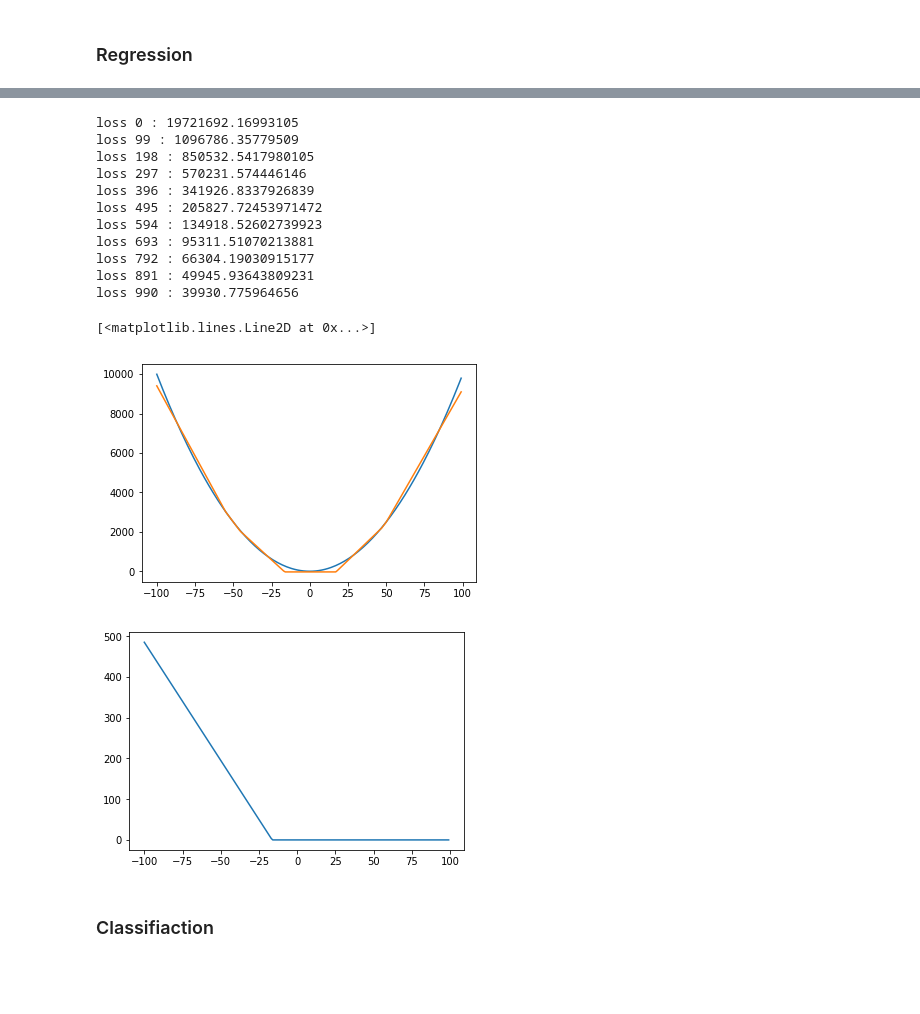
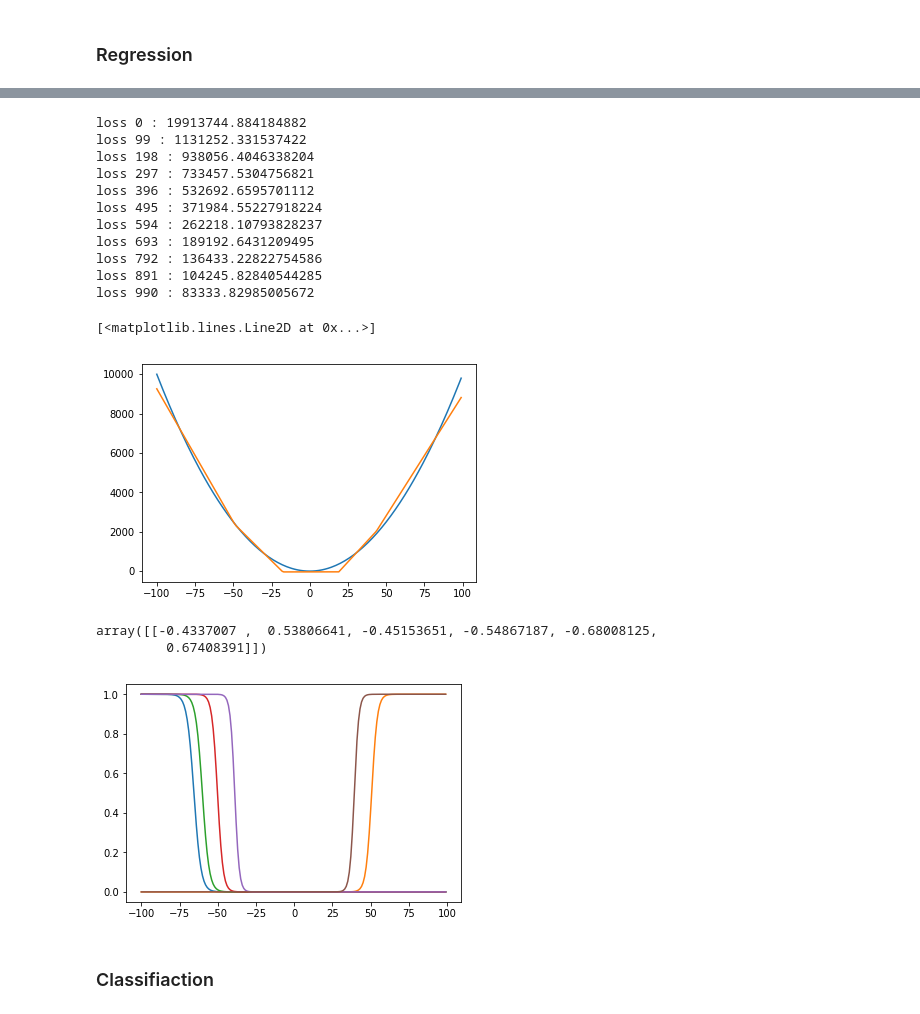
Before and after one commit to exitudio/research-ai, a Jupyter notebook: experiment/neural-network-lib/numpy/Neural Net Numpy.ipynb, the cells around one changed output, grey strips where cells are left out. Cells and saved outputs as stored; diff of their text form; code cells hidden in the pictures; blank space fills up the shorter version.

Commit message:
add initializer & update git ignore

```diff
--- a/experiment/neural-network-lib/numpy/Neural Net Numpy.ipynb
+++ b/experiment/neural-network-lib/numpy/Neural Net Numpy.ipynb
@@ -40,5 +41,5 @@ plt.plot(input, nn.predict(input))
 # %%
-nn = NeuralNetwork(Adam())
+nn = NeuralNetwork(optimizer=Adam(), initializer=GlorotUniform())
 
 input = np.arange(-100,100).reshape(-1, 1)
 output = np.power(input, 2) - 5
@@ -56,28 +57,31 @@ for i in range(1000):
 plt.plot(input, output)
 plt.plot(input, nn.predict(input))
 # %% [output]
-loss 0 : 19721692.16993105
-loss 99 : 1096786.35779509
-loss 198 : 850532.5417980105
-loss 297 : 570231.574446146
-loss 396 : 341926.8337926839
-loss 495 : 205827.72453971472
-loss 594 : 134918.52602739923
-loss 693 : 95311.51070213881
-loss 792 : 66304.19030915177
-loss 891 : 49945.93643809231
-loss 990 : 39930.775964656
+loss 0 : 19913744.884184882
+loss 99 : 1131252.331537422
+loss 198 : 938056.4046338204
+loss 297 : 733457.5304756821
+loss 396 : 532692.6595701112
+loss 495 : 371984.55227918224
+loss 594 : 262218.10793828237
+loss 693 : 189192.6431209495
+loss 792 : 136433.22822754586
+loss 891 : 104245.82840544285
+loss 990 : 83333.82985005672
 [<matplotlib.lines.Line2D at 0x...>]
-[figure, old version]
+[figure, new version]
 # %%
-for i in range(1):
-    w = nn.network[0]._weights[0, i]
-    b = nn.network[0]._bias[0, i]
+for i in range(6):
+    w = nn._network[0]._weights[0, i]
+    b = nn._network[0]._bias[0, i]
     z = np.dot(input, w) + b
-    a = nn.network[0].activation_function.feed_forward(z)
+    a = nn._network[0]._activation_function.feed_forward(z)
     plt.plot(input, a)
+nn._network[0]._weights
 # %% [output]
+array([[-0.4337007 ,  0.53806641, -0.45153651, -0.54867187, -0.68008125,
+         0.67408391]])
-[figure, old version]
+[figure, new version]
 # %% [markdown]
 ### Classifiaction
 # %%
```
Also changed, not shown: parts of 9 cells of this notebook, 18 other files.
